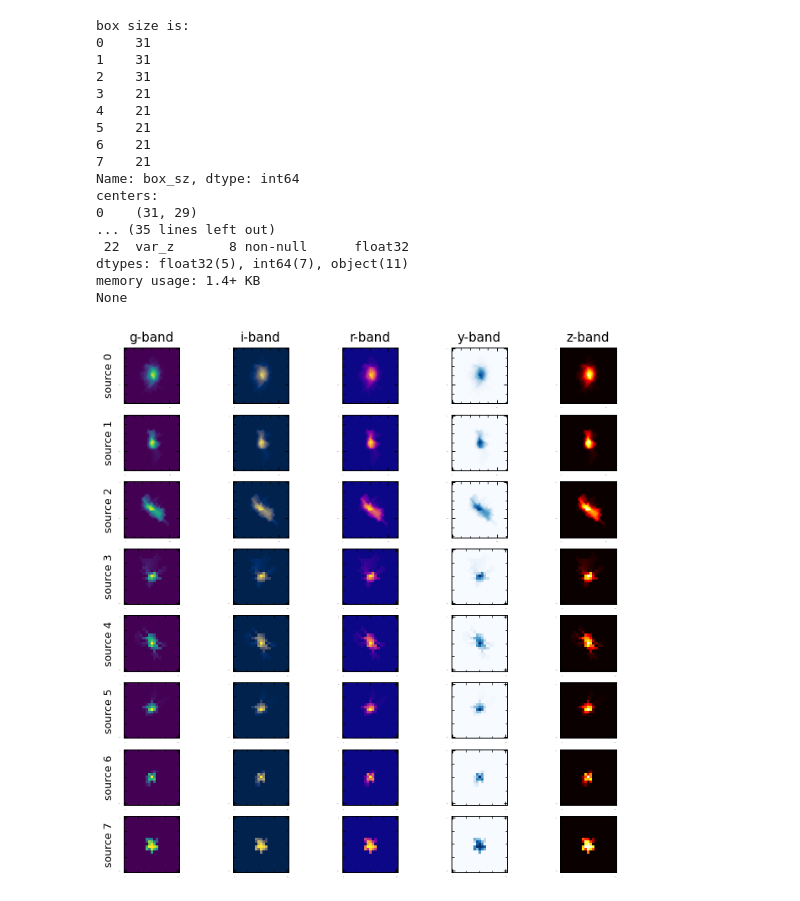
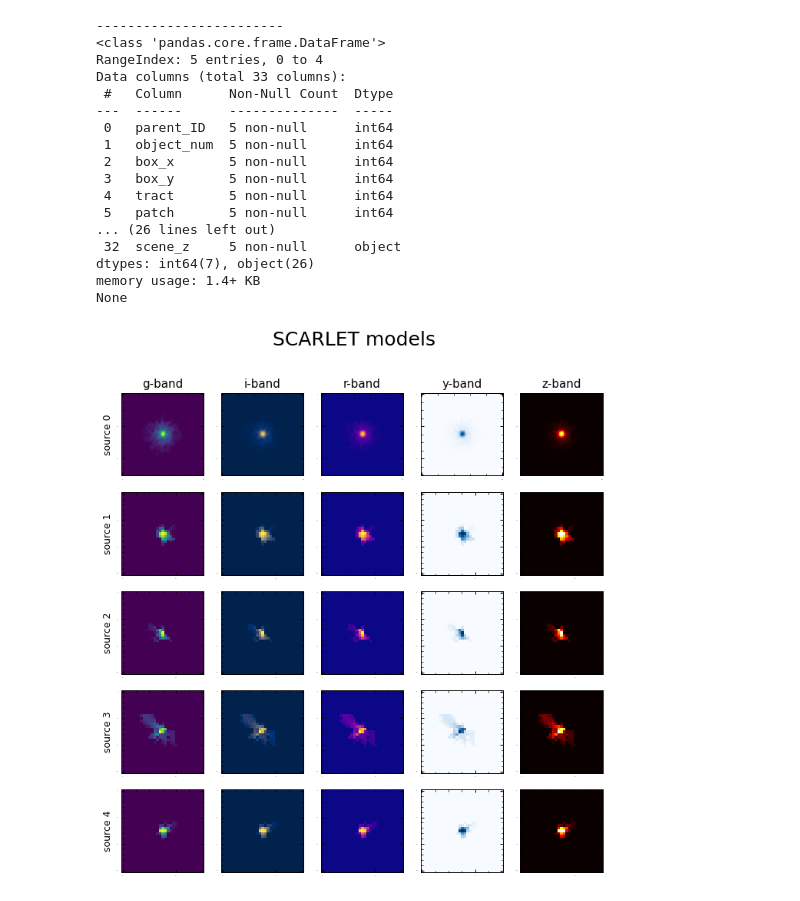
Before and after one commit to SampsonML/HSC_galaxy_tools, a Jupyter notebook: full_scene_extraction.ipynb, the cells around one changed output. Drawn from its saved outputs; the diff is of its cells as text; code cells hidden in the pictures.

```diff
--- a/full_scene_extraction.ipynb
+++ b/full_scene_extraction.ipynb
@@ -220,14 +229,27 @@ data saved
+# %%
+# Data check
+df = pd.read_pickle("data_test.pkl")
+print('------------------------')
+print(df.info())
+# %% [output]
+------------------------
+<class 'pandas.core.frame.DataFrame'>
+RangeIndex: 5 entries, 0 to 4
+Data columns (total 33 columns):
+ #   Column      Non-Null Count  Dtype
+---  ------      --------------  -----
+ 0   parent_ID   5 non-null      int64
+ 1   object_num  5 non-null      int64
+ 2   box_x       5 non-null      int64
+ 3   box_y       5 non-null      int64
+ 4   tract       5 non-null      int64
+ 5   patch       5 non-null      int64
+... (26 lines left out)
+ 32  scene_z     5 non-null      object
+dtypes: int64(7), object(26)
+memory usage: 1.4+ KB
+None
 # %%
-df = pd.read_pickle("data_test.pkl")
-
-print('box size is: ')
-print(df['box_sz'])
-
-print('centers: ')
-print(df['loc'])
-
-print(df.info())
-
 # plot things
 import matplotlib as mpl
 mpl.rcParams['xtick.direction'] = 'in'
@@ -236,61 +258,47 @@ mpl.rcParams['xtick.top'] = True
 mpl.rcParams['ytick.right'] = True
 mpl.rcParams['xtick.minor.visible'] = True
 mpl.rcParams['ytick.minor.visible'] = True
-
+# ------------------------ #
+# check the scarlet models #
+# ------------------------ #
 fig = plt.figure(figsize=(9, 9), dpi = 90)
-n_child = 8
+n_child = 5
 
 for i in range(n_child):
     plt.subplot(n_child,5,i*5 + 1)
-    plt.imshow(df['g'][i])
+    plt.imshow(df['scar_g'][i])
     if(i == 0): plt.title('g-band')
     name = 'source ' + str(df['object_num'][i])
     plt.ylabel(name)
     plt.xticks(fontsize=0)
     plt.yticks(fontsize=0)
 
     plt.subplot(n_child,5,i*5 + 2)
-    plt.imshow(df['i'][i], cmap = 'cividis')
+    plt.imshow(df['scar_i'][i], cmap = 'cividis')
     if(i == 0): plt.title('i-band')
     plt.xticks(fontsize=0)
     plt.yticks(fontsize=0)
 
     plt.subplot(n_child,5,i*5 + 3)
-    plt.imshow(df['r'][i], cmap = 'plasma')
+    plt.imshow(df['scar_r'][i], cmap = 'plasma')
     if(i == 0): plt.title('r-band')
     plt.xticks(fontsize=0)
     plt.yticks(fontsize=0)
 
     plt.subplot(n_child,5,i*5 + 4)
-    plt.imshow(df['y'][i], cmap = 'Blues')
+    plt.imshow(df['scar_y'][i], cmap = 'Blues')
     if(i == 0): plt.title('y-band')
     plt.xticks(fontsize=0)
     plt.yticks(fontsize=0)
 
     plt.subplot(n_child,5,i*5 + 5)
-    plt.imshow(df['z'][i], cmap = 'hot')
+    plt.imshow(df['scar_z'][i], cmap = 'hot')
     if(i == 0): plt.title('z-band')
     plt.xticks(fontsize=0)
     plt.yticks(fontsize=0)
 
+plt.suptitle('SCARLET models',fontsize=20)
 plt.show()
 # %% [output]
-box size is:
-0    31
-1    31
-2    31
-3    21
-4    21
-5    21
-6    21
-7    21
-Name: box_sz, dtype: int64
-centers:
-0    (31, 29)
-... (35 lines left out)
- 22  var_z       8 non-null      float32
-dtypes: float32(5), int64(7), object(11)
-memory usage: 1.4+ KB
-None
-[figure, old version]
+[figure, new version]
 # %%
```
Also changed, not shown: parts of 7 cells of this notebook, 1 other file.
